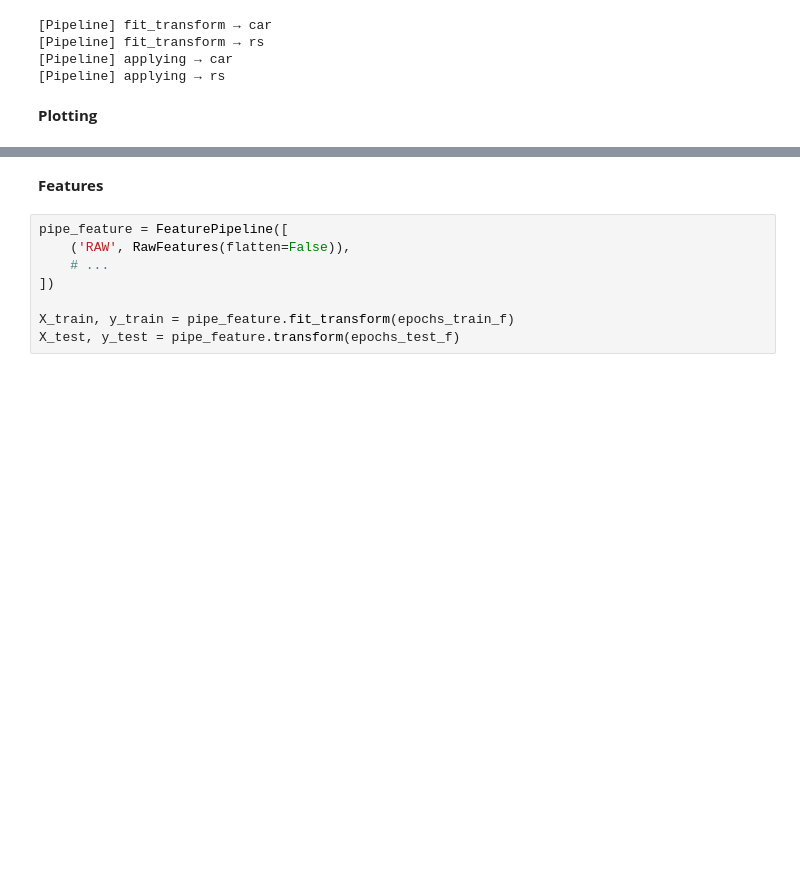
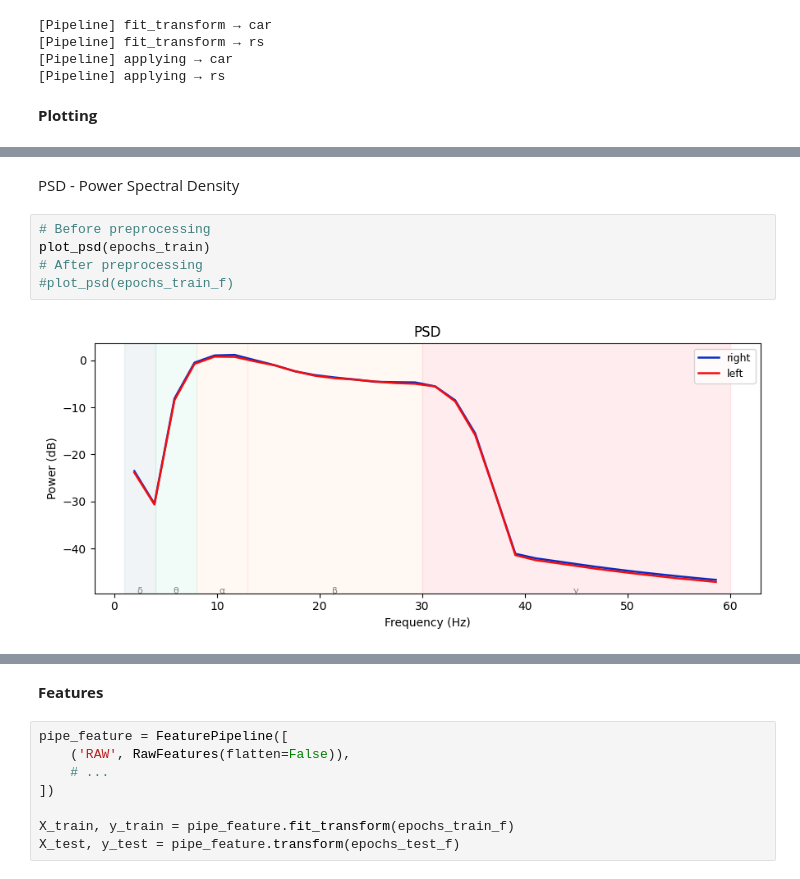
Before and after one commit to CPqD/eeg-decoding-framework, a Jupyter notebook: main.ipynb, the cells around one changed output, grey strips where cells are left out. Cells and saved outputs as stored; diff of their text form; blank space fills up the shorter version.

```diff
--- a/main.ipynb
+++ b/main.ipynb
@@ -76,0 +84,9 @@ plot_erp_compare(epochs_train_f)
+# %% [markdown]
+PSD - Power Spectral Density
+# %%
+# Before preprocessing
+plot_psd(epochs_train)
+# After preprocessing
+#plot_psd(epochs_train_f)
+# %% [output]
+[figure, added]
```
Also changed, not shown: parts of 8 cells of this notebook, 2 other files.
